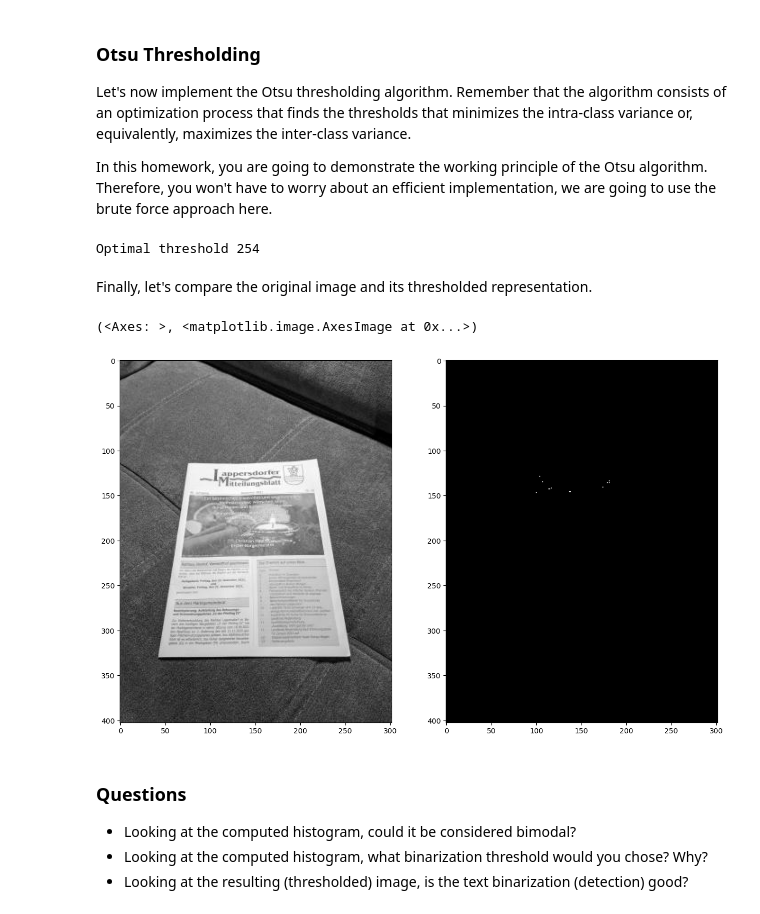
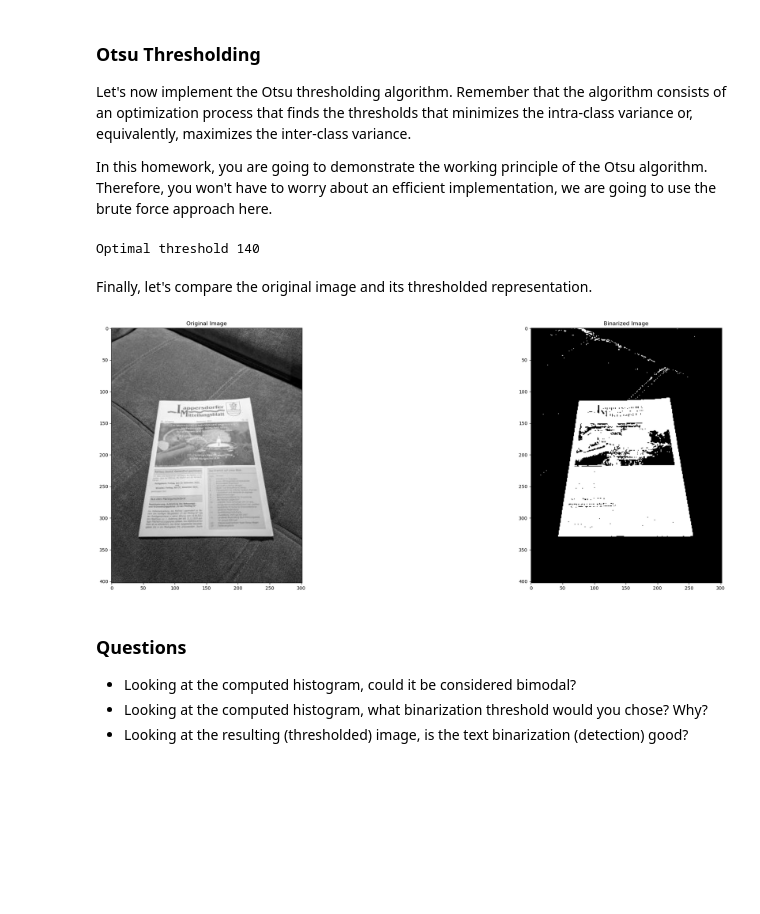
Before and after one commit to DenisKozachok/AI_learning, a Jupyter notebook: lesson8/Homework8.ipynb, the cells around one changed output. Saved outputs shown, nothing was run; the diff lists cells and outputs as text; code cells hidden in the pictures; blank space fills up the shorter version.

```diff
--- a/lesson8/Homework8.ipynb
+++ b/lesson8/Homework8.ipynb
@@ -45,9 +48,9 @@ best_wcv = 1e6  # Best within-class variance (wcv)
 opt_th = None   # Threshold corresponding to the best wcv
 
 # Brute force search using all possible thresholds (levels of gray)
-for th in range(0, 256):
+for th in range(1, 256):
     # Extract the image pixels corresponding to the background
-    foreground =  img[img > th]
+    foreground =  img[img >= th]
     # Extract the image pixels corresponding to the background
     background = img[img <= th]
 
@@ -65,26 +68,28 @@ for th in range(0, 256):
     sigma2_f = np.var(foreground) if len(foreground) > 0 else 0
     sigma2_b = np.var(background) if len(background) > 0 else 0
 
+
     # Compute the within-class variance
     wcv = omega_f * sigma2_f + omega_b * sigma2_b
 
     # Perform the optimization
     if wcv < best_wcv:
-        best = wcv
+        best_wcv = wcv
         opt_th = th
 
 # Print out the optimal threshold found by Otsu algorithm
 print('Optimal threshold', opt_th)
 # %% [output]
-Optimal threshold 254
+Optimal threshold 140
 # %% [markdown]
 Finally, let's compare the original image and its thresholded representation.
 # %%
-plt.subplot(121), plt.imshow(img, cmap='gray')
-plt.subplot(122), plt.imshow(img > opt_th, cmap='gray')
+plt.figure(figsize=(30, 10))
+plt.subplot(121), plt.imshow(img, cmap='gray'), plt.title('Original Image')
+plt.subplot(122), plt.imshow(img > opt_th, cmap='gray'), plt.title('Binarized Image')
+plt.show()
 # %% [output]
-(<Axes: >, <matplotlib.image.AxesImage at 0x...>)
-[figure, old version]
+[figure, new version]
 # %% [markdown]
 ### Questions
 
```
Also changed, not shown: parts of 1 cell of this notebook.
